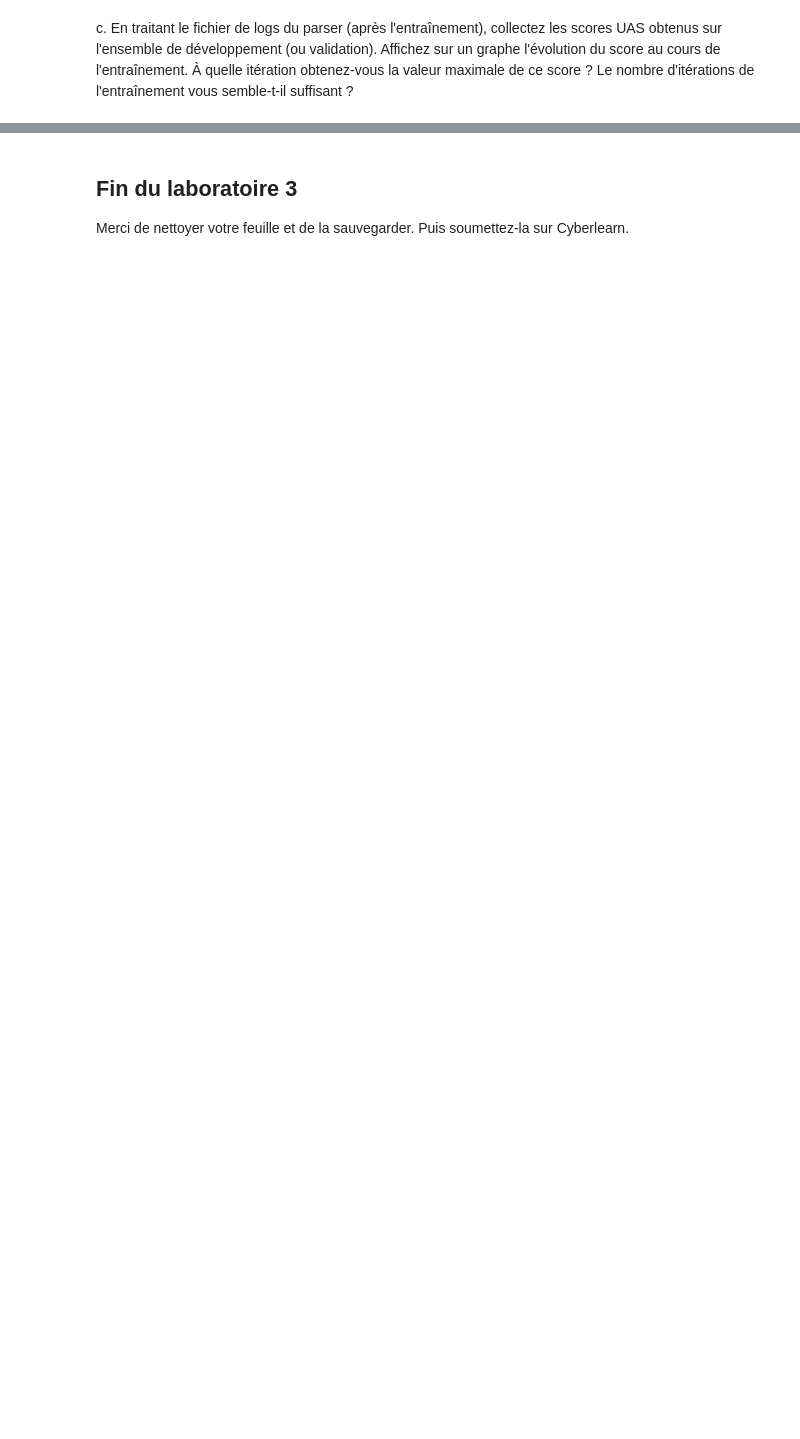
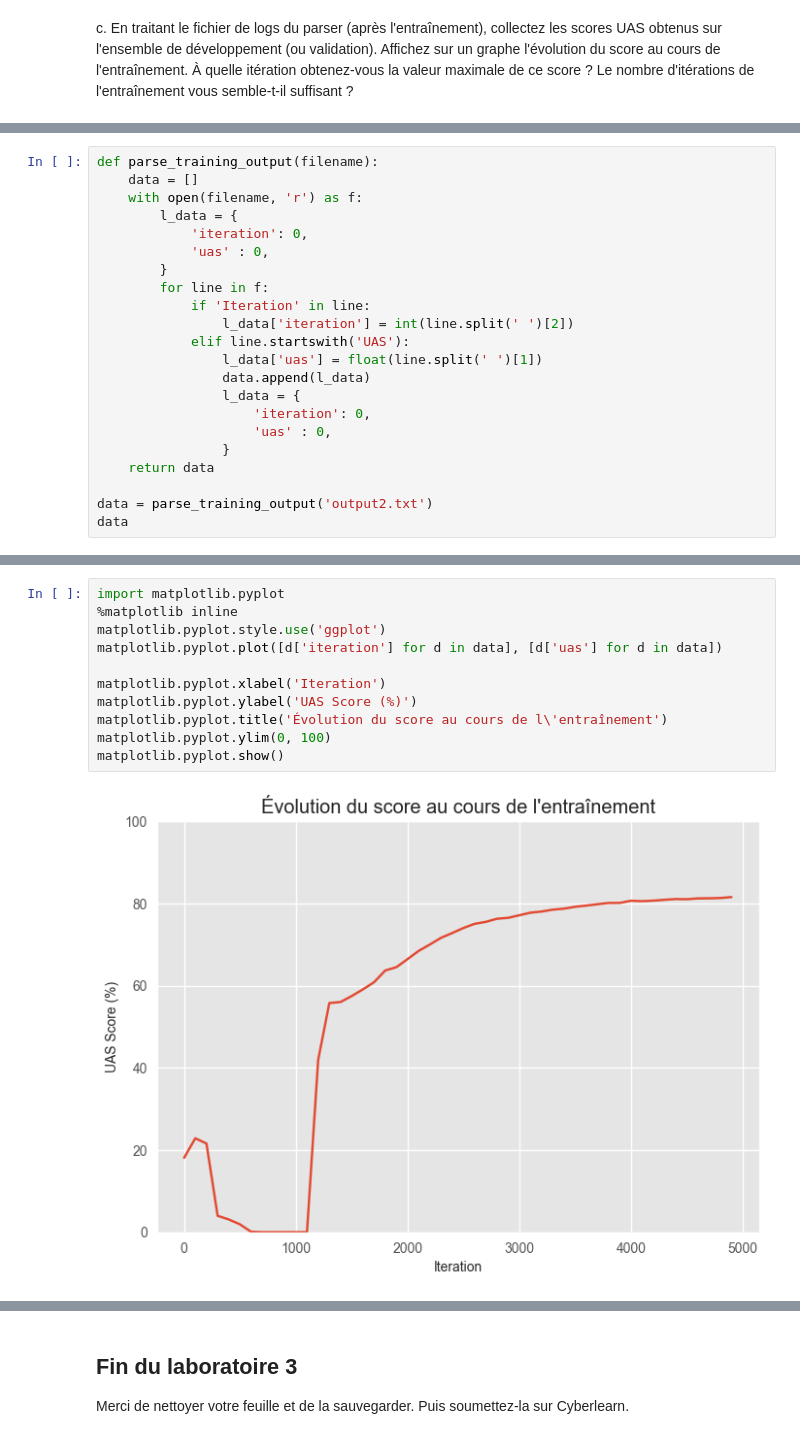
Before and after one commit to Nelson-Jnrnd/TAL_L1, a Jupyter notebook: labo_3/TAL_Labo3_JEANRENAUD_PEER.ipynb, the cells around one changed output, grey strips where cells are left out. Drawn from its saved outputs; the diff is of its cells as text; blank space fills up the shorter version.

```diff
--- a/labo_3/TAL_Labo3_JEANRENAUD_PEER.ipynb
+++ b/labo_3/TAL_Labo3_JEANRENAUD_PEER.ipynb
@@ -127,0 +210,22 @@ import matplotlib.pyplot
+# %%
+def parse_training_output(filename):
+    data = []
+    with open(filename, 'r') as f:
+        l_data = {
+            'iteration': 0,
+            'uas' : 0,
+        }
+        for line in f:
+            if 'Iteration' in line:
+                l_data['iteration'] = int(line.split(' ')[2])
+            elif line.startswith('UAS'):
+                l_data['uas'] = float(line.split(' ')[1])
+                data.append(l_data)
+                l_data = {
+                    'iteration': 0,
+                    'uas' : 0,
+                }
+    return data
+
+data = parse_training_output('output2.txt')
+data
@@ -127,0 +250,13 @@ import matplotlib.pyplot
+# %%
+import matplotlib.pyplot
+%matplotlib inline
+matplotlib.pyplot.style.use('ggplot')
+matplotlib.pyplot.plot([d['iteration'] for d in data], [d['uas'] for d in data])
+
+matplotlib.pyplot.xlabel('Iteration')
+matplotlib.pyplot.ylabel('UAS Score (%)')
+matplotlib.pyplot.title('Évolution du score au cours de l\'entraînement')
+matplotlib.pyplot.ylim(0, 100)
+matplotlib.pyplot.show()
+# %% [output]
+[figure, added]
```
Also changed, not shown: parts of 15 cells of this notebook, 9 other files.
